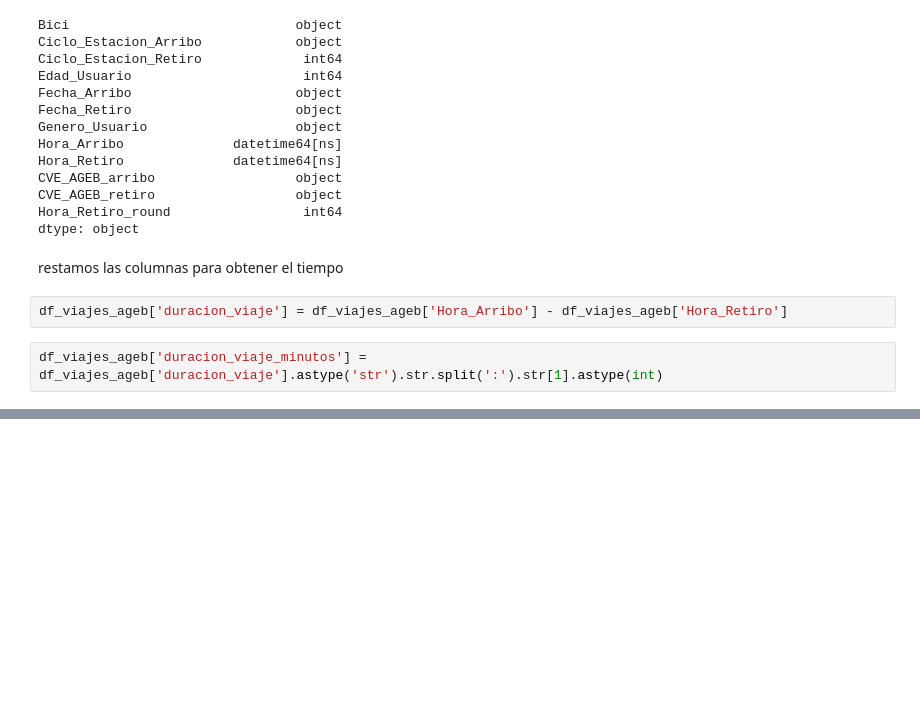
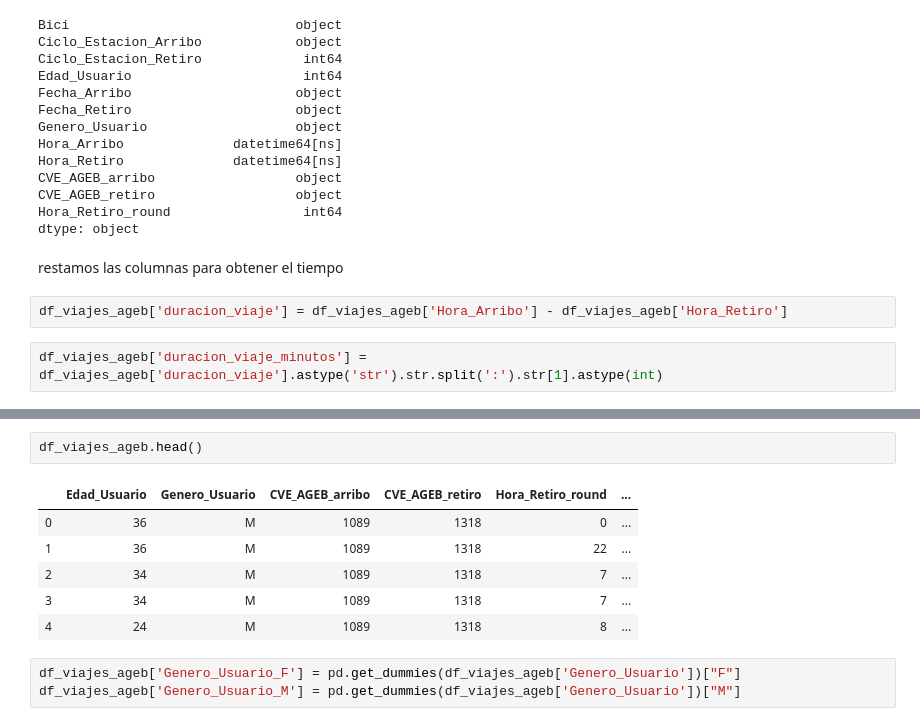
Before and after one commit to paupradel/ecobici_viz, a Jupyter notebook: procesamiento_datos_ecobici.ipynb, the cells around one changed output, grey strips where cells are left out. Saved outputs shown, nothing was run; the diff lists cells and outputs as text; blank space fills up the shorter version.

```diff
--- a/procesamiento_datos_ecobici.ipynb
+++ b/procesamiento_datos_ecobici.ipynb
@@ -167,0 +201,12 @@ Obtenemos el tiempo y edad para de viajes entre dos agebs por hora del viaje:
+# %%
+df_viajes_ageb.head()
+# %% [output]
+|  | Edad_Usuario | Genero_Usuario | CVE_AGEB_arribo | CVE_AGEB_retiro | Hora_Retiro_round | ... |
+| 0 | 36 | M | 1089 | 1318 | 0 | ... |
+| 1 | 36 | M | 1089 | 1318 | 22 | ... |
+| 2 | 34 | M | 1089 | 1318 | 7 | ... |
+| 3 | 34 | M | 1089 | 1318 | 7 | ... |
+| 4 | 24 | M | 1089 | 1318 | 8 | ... |
+# %%
+df_viajes_ageb['Genero_Usuario_F'] = pd.get_dummies(df_viajes_ageb['Genero_Usuario'])["F"]
+df_viajes_ageb['Genero_Usuario_M'] = pd.get_dummies(df_viajes_ageb['Genero_Usuario'])["M"]
```
Also changed, not shown: parts of 27 cells of this notebook, 9 other files.
